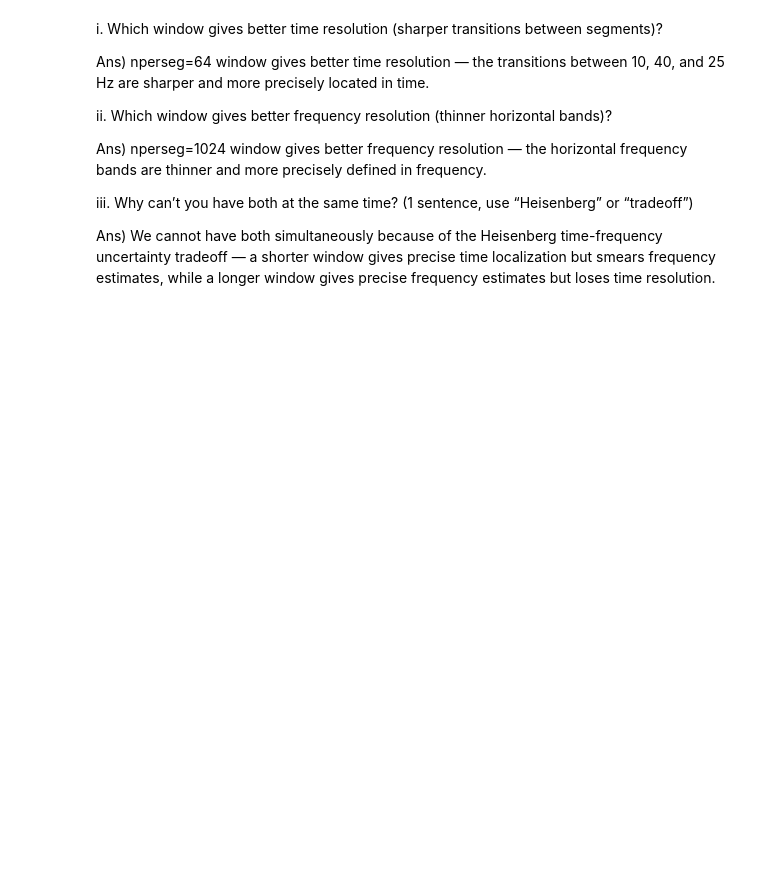
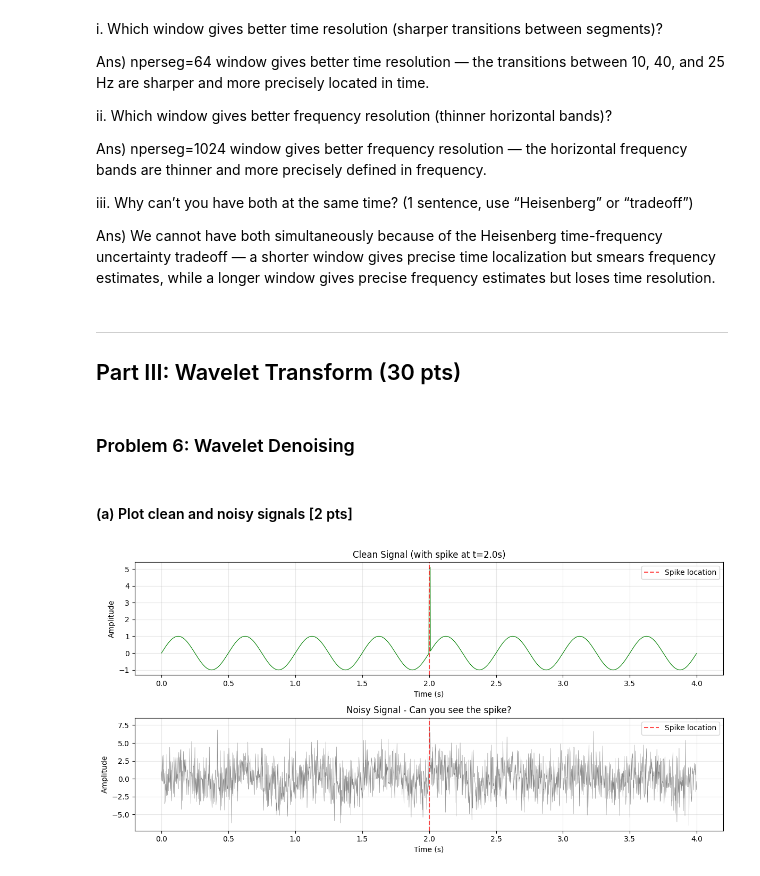
Before and after one commit to arjungiri1234/Spectral-Features-for-Time-Series, a Jupyter notebook: Spectral-features.ipynb, the cells around one changed output. Cells and saved outputs as stored; diff of their text form; code cells hidden in the pictures; blank space fills up the shorter version.

Commit message:
added Part III P6 - wavelet denoising

```diff
--- a/Spectral-features.ipynb
+++ b/Spectral-features.ipynb
@@ -277,3 +277,43 @@ Ans) nperseg=1024 window gives better frequency resolution — the horizontal fr
 iii. Why can’t you have both at the same time? (1 sentence, use “Heisenberg” or “tradeoff”)
 
 Ans) We cannot have both simultaneously because of the Heisenberg time-frequency uncertainty tradeoff — a shorter window gives precise time localization but smears frequency estimates, while a longer window gives precise frequency estimates but loses time resolution.
+# %% [markdown]
+---
+## Part III: Wavelet Transform (30 pts)
+# %% [markdown]
+### Problem 6: Wavelet Denoising
+# %%
+import pywt
+fs = 500; t = np.arange(0, 4, 1/fs)
+np.random.seed(42)
+# Clean signal: slow sine + a sharp spike at t=2.0
+x_clean = np.sin(2*np.pi*2*t)
+spike_idx = int(2.0 * fs)
+x_clean[spike_idx:spike_idx+5] += 5.0 # Sharp spike
+# Add heavy noise
+x_noisy = x_clean + 2.0 * np.random.randn(len(t))
+# %% [markdown]
+#### (a) Plot clean and noisy signals [2 pts]
+# %%
+fig, axes = plt.subplots(2, 1, figsize=(12, 6))
+
+axes[0].plot(t, x_clean, color='green', linewidth=0.8)
+axes[0].set_title('Clean Signal (with spike at t=2.0s)')
+axes[0].set_xlabel('Time (s)')
+axes[0].set_ylabel('Amplitude')
+axes[0].axvline(x=2.0, color='red', linestyle='--', alpha=0.7, label='Spike location')
+axes[0].legend()
+axes[0].grid(True, alpha=0.3)
+
+axes[1].plot(t, x_noisy, color='gray', linewidth=0.4)
+axes[1].set_title('Noisy Signal - Can you see the spike?')
+axes[1].set_xlabel('Time (s)')
+axes[1].set_ylabel('Amplitude')
+axes[1].axvline(x=2.0, color='red', linestyle='--', alpha=0.7, label='Spike location')
+axes[1].legend()
+axes[1].grid(True, alpha=0.3)
+
+plt.tight_layout()
+plt.show()
+# %% [output]
+[figure, added]
```
Also changed, not shown: parts of 9 cells of this notebook.
